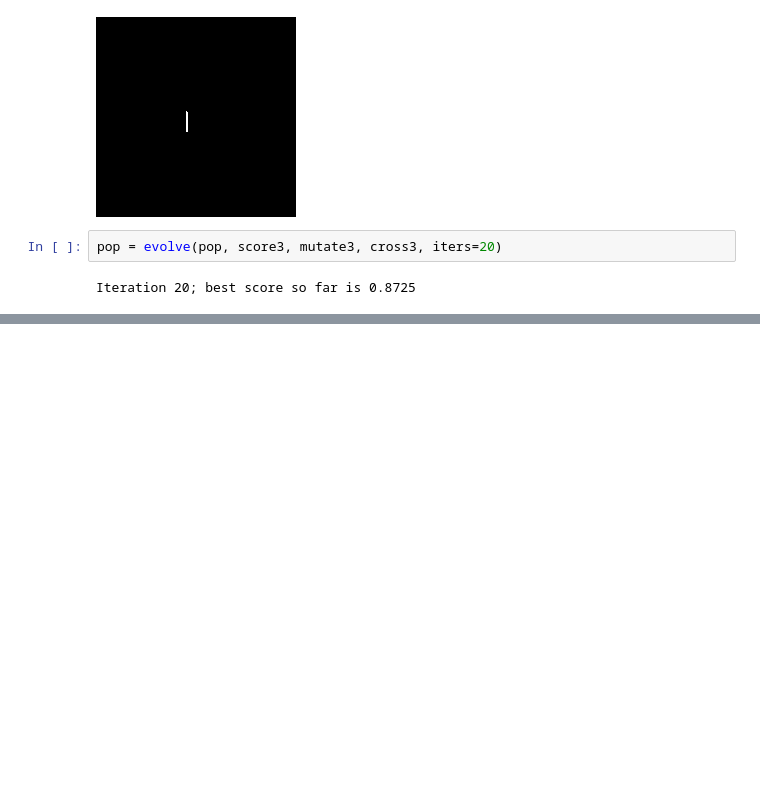
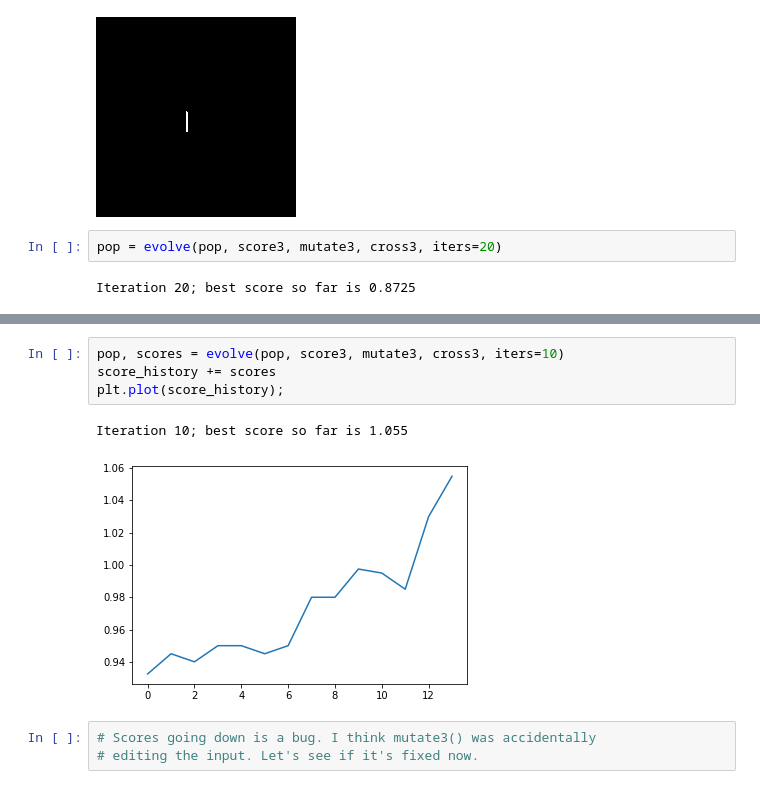
Before and after one commit to tylerneylon/sofa, a Jupyter notebook: sofa.ipynb, the cells around one changed output, grey strips where cells are left out. Saved outputs shown, nothing was run; the diff lists cells and outputs as text; blank space fills up the shorter version.

```diff
--- a/sofa.ipynb
+++ b/sofa.ipynb
@@ -657,0 +737,10 @@ Iteration 20; best score so far is 0.8725
+# %%
+pop, scores = evolve(pop, score3, mutate3, cross3, iters=10)
+score_history += scores
+plt.plot(score_history);
+# %% [output]
+Iteration 10; best score so far is 1.055
+[figure, added]
+# %%
+# Scores going down is a bug. I think mutate3() was accidentally
+# editing the input. Let's see if it's fixed now.
```
Also changed, not shown: parts of 75 cells of this notebook, 2 other files.
